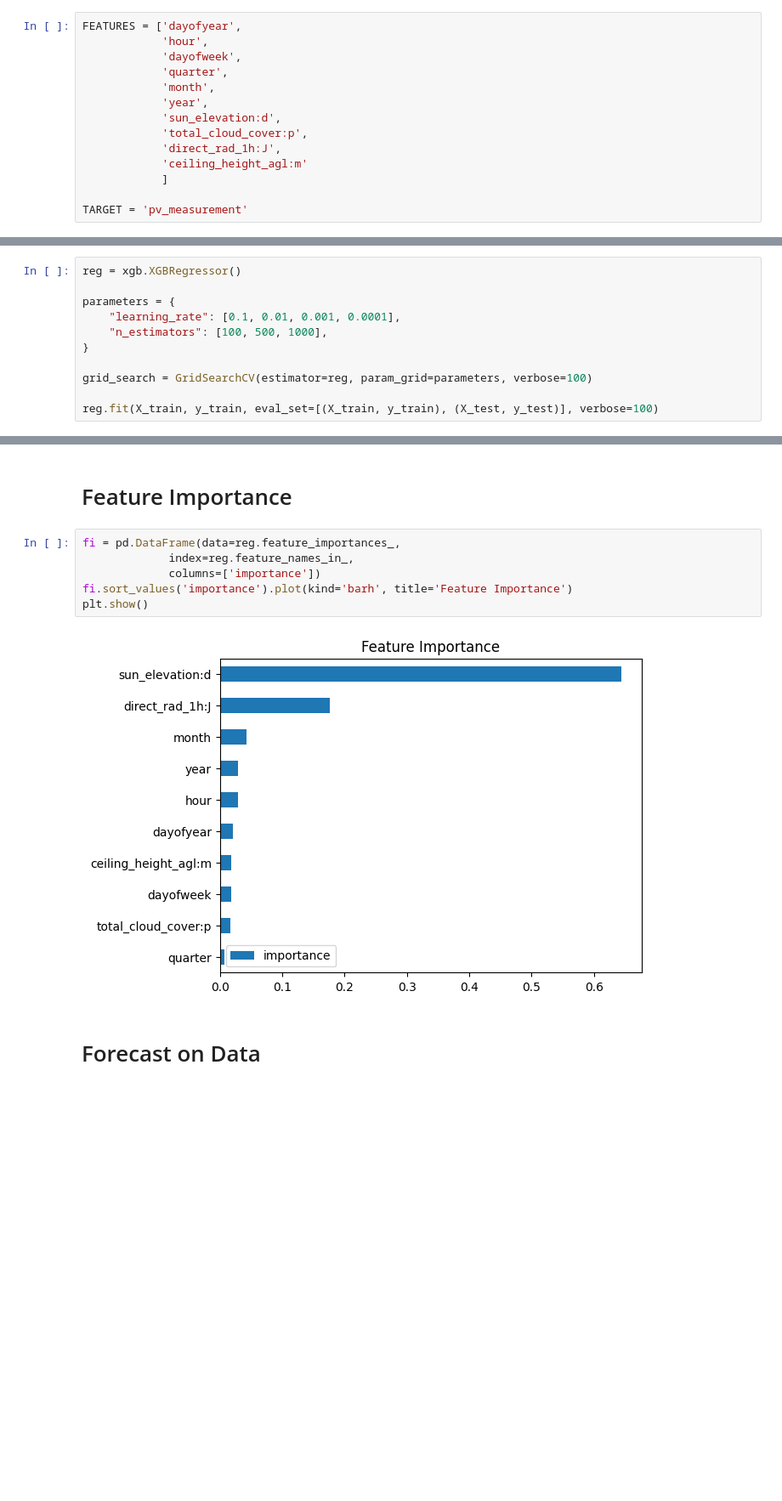
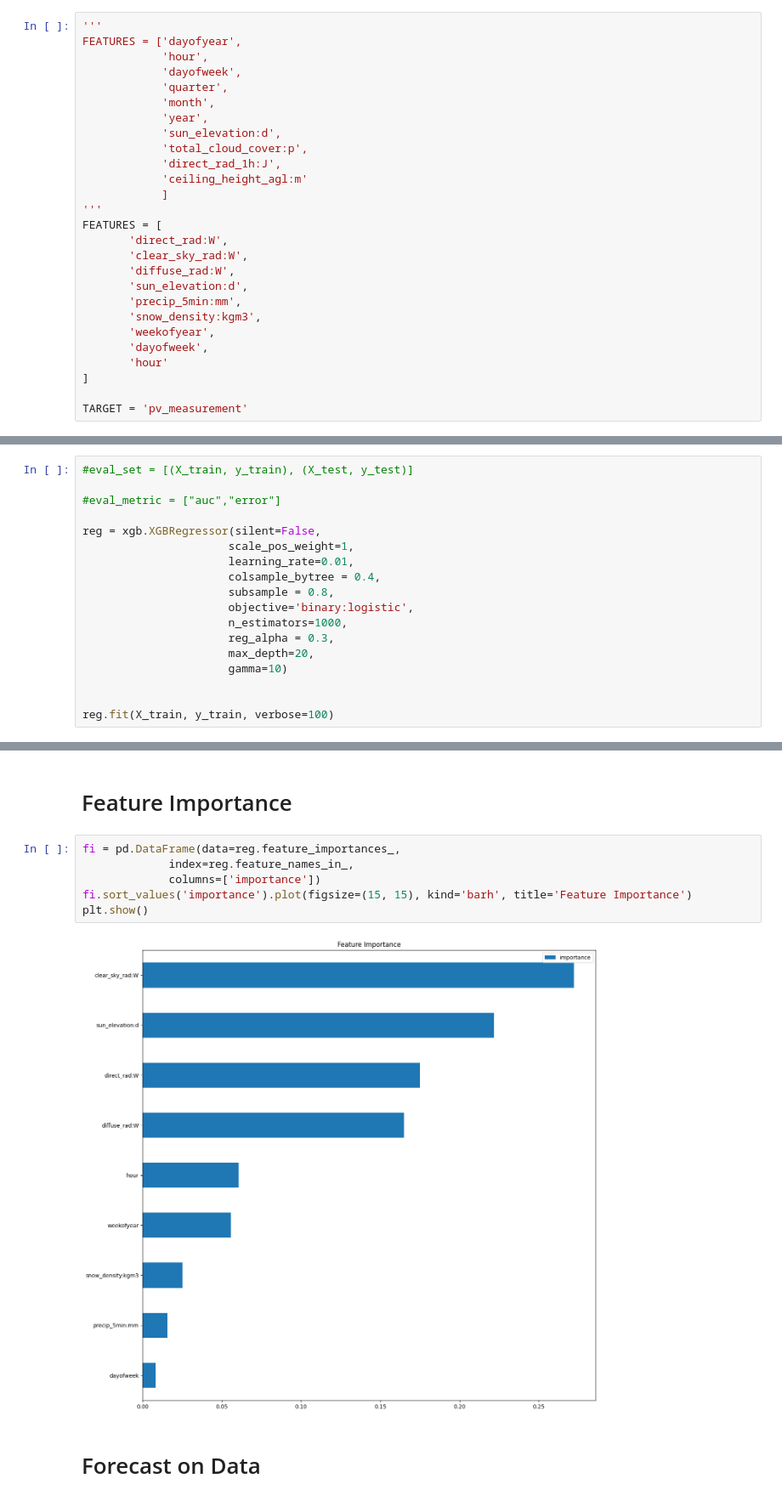
Before and after one commit to simenstang/TDT4173, a Jupyter notebook: data/notebooks_trials/notebooks_marcus/marcus_XGBoost.ipynb, the cells around one changed output, grey strips where cells are left out. Shown at 85% size. Drawn from its saved outputs; the diff is of its cells as text; blank space fills up the shorter version.

```diff
--- a/data/notebooks_trials/notebooks_marcus/marcus_XGBoost.ipynb
+++ b/data/notebooks_trials/notebooks_marcus/marcus_XGBoost.ipynb
@@ -391,6 +460,7 @@ Index(['location_A', 'location_B', 'location_C', 'pv_measurement',
        'dayofyear', 'dayofmonth', 'weekofyear'],
       dtype='object')
 # %%
+'''
 FEATURES = ['dayofyear',
             'hour',
             'dayofweek',
@@ -402,6 +472,18 @@ FEATURES = ['dayofyear',
             'direct_rad_1h:J',
             'ceiling_height_agl:m'
             ]
+'''
+FEATURES = [
+       'direct_rad:W',
+       'clear_sky_rad:W',
+       'diffuse_rad:W',
+       'sun_elevation:d',
+       'precip_5min:mm',
+       'snow_density:kgm3',
+       'weekofyear',
+       'dayofweek',
+       'hour'
+]
 
 TARGET = 'pv_measurement'
 # %% [markdown]
@@ -433,14 +515,3 @@ X_test = test[FEATURES]
 y_test = test[TARGET]
 # %% [markdown]
 # The Machine Learning Model
-# %%
-reg = xgb.XGBRegressor()
-
-parameters = {
-    "learning_rate": [0.1, 0.01, 0.001, 0.0001],
-    "n_estimators": [100, 500, 1000],
-}
-
-grid_search = GridSearchCV(estimator=reg, param_grid=parameters, verbose=100)
-
-reg.fit(X_train, y_train, eval_set=[(X_train, y_train), (X_test, y_test)], verbose=100)
@@ -460,0 +518,18 @@ XGBRegressor(base_score=None, booster=None, callbacks=None,
+# %%
+#eval_set = [(X_train, y_train), (X_test, y_test)]
+
+#eval_metric = ["auc","error"]
+
+reg = xgb.XGBRegressor(silent=False,
+                      scale_pos_weight=1,
+                      learning_rate=0.01,
+                      colsample_bytree = 0.4,
+                      subsample = 0.8,
+                      objective='binary:logistic',
+                      n_estimators=1000,
+                      reg_alpha = 0.3,
+                      max_depth=20,
+                      gamma=10)
+
+
+reg.fit(X_train, y_train, verbose=100)
@@ -463,11 +564,11 @@ XGBRegressor(base_score=None, booster=None, callbacks=None,
 # %%
 fi = pd.DataFrame(data=reg.feature_importances_,
              index=reg.feature_names_in_,
              columns=['importance'])
-fi.sort_values('importance').plot(kind='barh', title='Feature Importance')
+fi.sort_values('importance').plot(figsize=(15, 15), kind='barh', title='Feature Importance')
 plt.show()
 # %% [output]
-[figure, old version]
+[figure, new version]
 # %% [markdown]
 # Forecast on Data
 # %%
```
Also changed, not shown: parts of 11 cells of this notebook.
